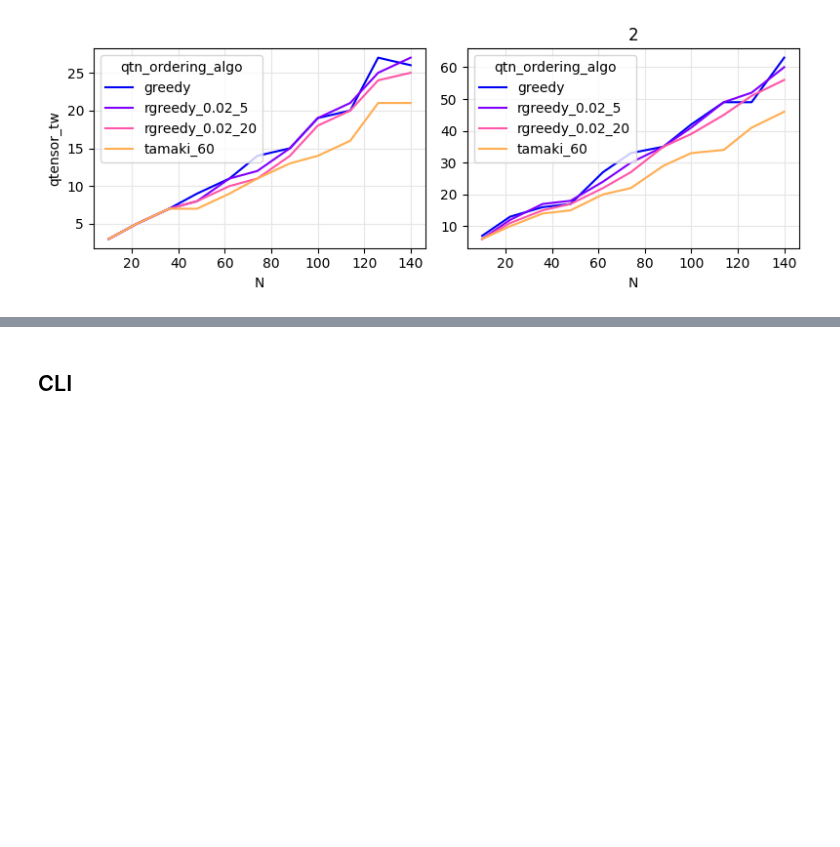
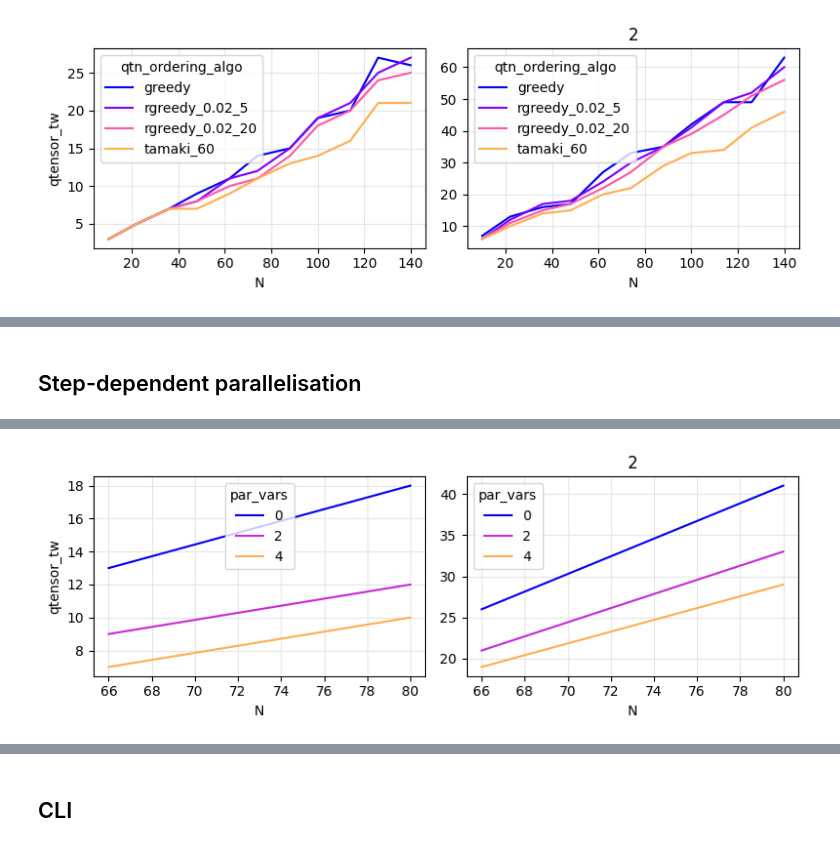
Before and after one commit to danlkv/QTensor, a Jupyter notebook: analysis/spec/notebooks/qaoa_ansatz_complexity.ipynb, the cells around one changed output, grey strips where cells are left out. Drawn from its saved outputs; the diff is of its cells as text; code cells hidden in the pictures; blank space fills up the shorter version.

Commit message:
add step-dependent silcing

```diff
--- a/analysis/spec/notebooks/qaoa_ansatz_complexity.ipynb
+++ b/analysis/spec/notebooks/qaoa_ansatz_complexity.ipynb
@@ -129,0 +168,12 @@ fig.axes[1].set_yscale('linear')
+# %% [markdown]
+## Step-dependent parallelisation
+# %%
+fig = ex.plot_variables(('qtensor_tw', ),
+                        p=[1,2],
+                        par_vars=[0, 2, 4],
+                        N=Ns[4:-5],
+                        qtn_ordering_algo=['greedy'],
+                        slicing_algo=['late-slice_1'],
+                       )
+fig.axes[1].set_yscale('linear')
+# %% [output]
@@ -129,0 +197 @@ fig.axes[1].set_yscale('linear')
+[figure, added]
```
Also changed, not shown: parts of 20 cells of this notebook, 5 other files.
